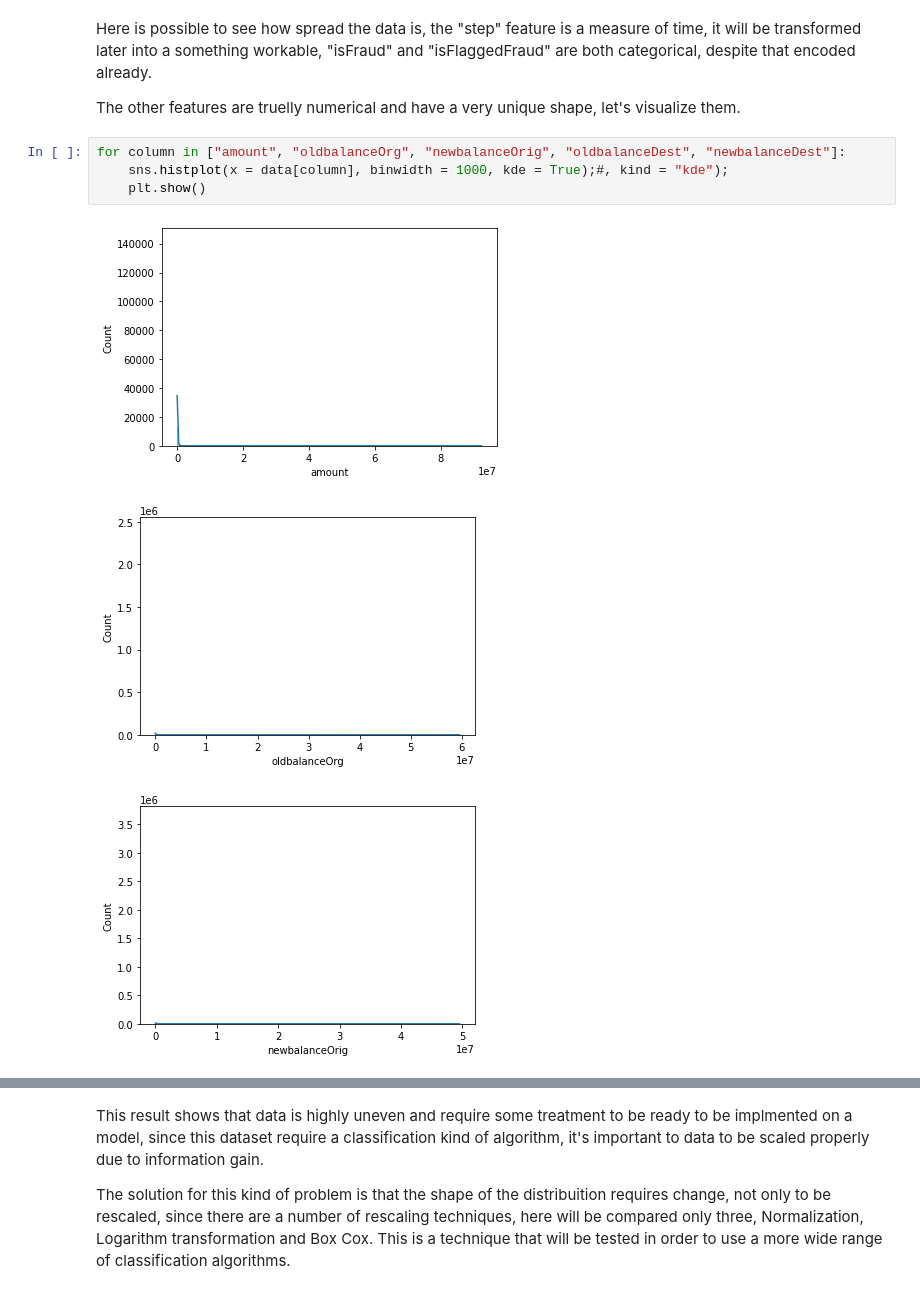
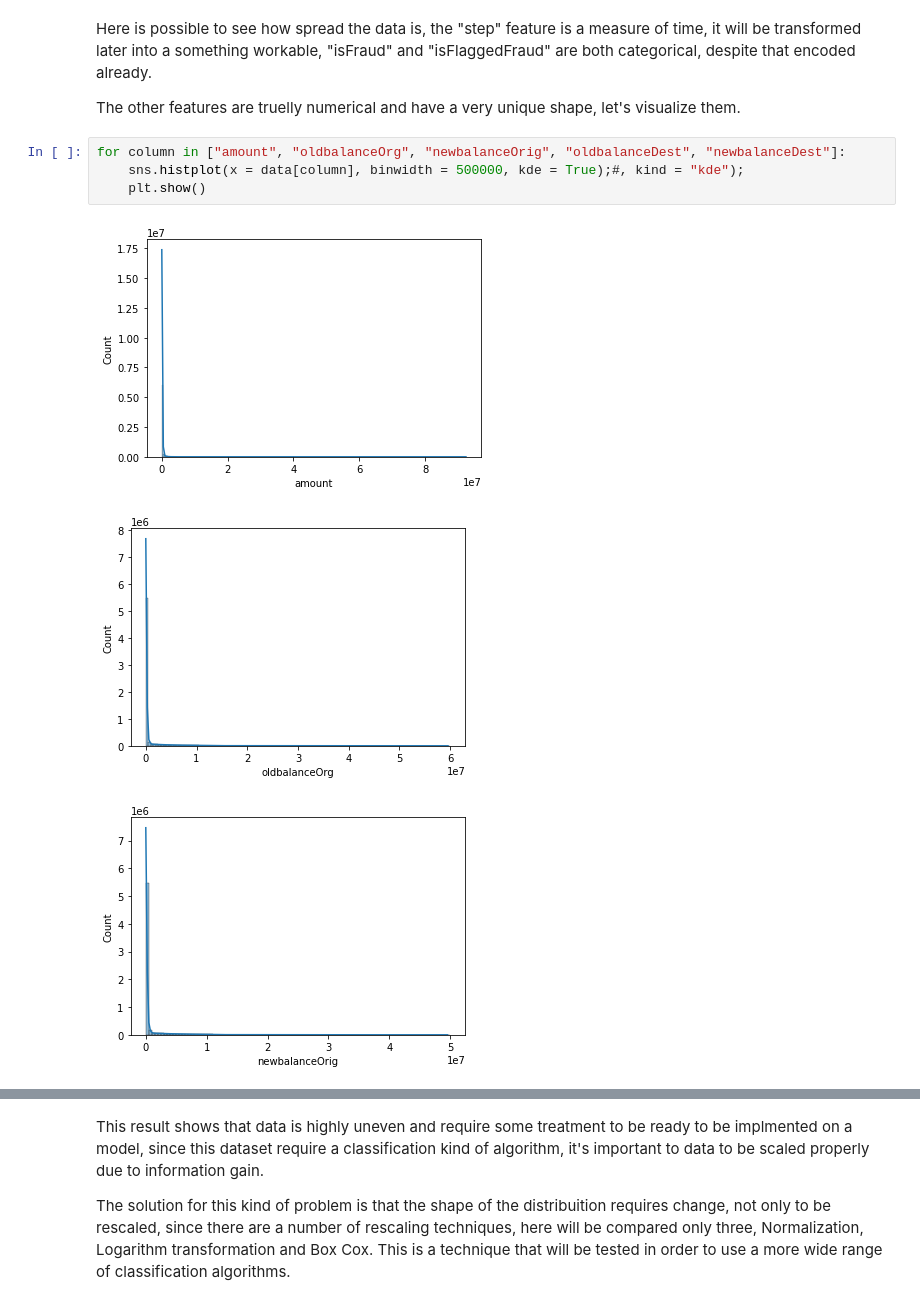
Before and after one commit to romulocrp/ml-projects, a Jupyter notebook: beg/online-payments-fraud-detection/project.ipynb, the cells around one changed output, grey strips where cells are left out. Drawn from its saved outputs; the diff is of its cells as text.

```diff
--- a/beg/online-payments-fraud-detection/project.ipynb
+++ b/beg/online-payments-fraud-detection/project.ipynb
@@ -139,9 +139,9 @@ Here is possible to see how spread the data is, the "step" feature is a measure
 The other features are truelly numerical and have a very unique shape, let's visualize them.
 # %%
 for column in ["amount", "oldbalanceOrg", "newbalanceOrig", "oldbalanceDest", "newbalanceDest"]:
-    sns.histplot(x = data[column], binwidth = 1000, kde = True);#, kind = "kde");
+    sns.histplot(x = data[column], binwidth = 500000, kde = True);#, kind = "kde");
     plt.show()
 # %% [output]
-[figure, old version]
+[figure, new version]
-[figure, old version]
+[figure, new version]
-[figure, old version]
+[figure, new version]
```
Also changed, not shown: parts of 5 cells of this notebook.
